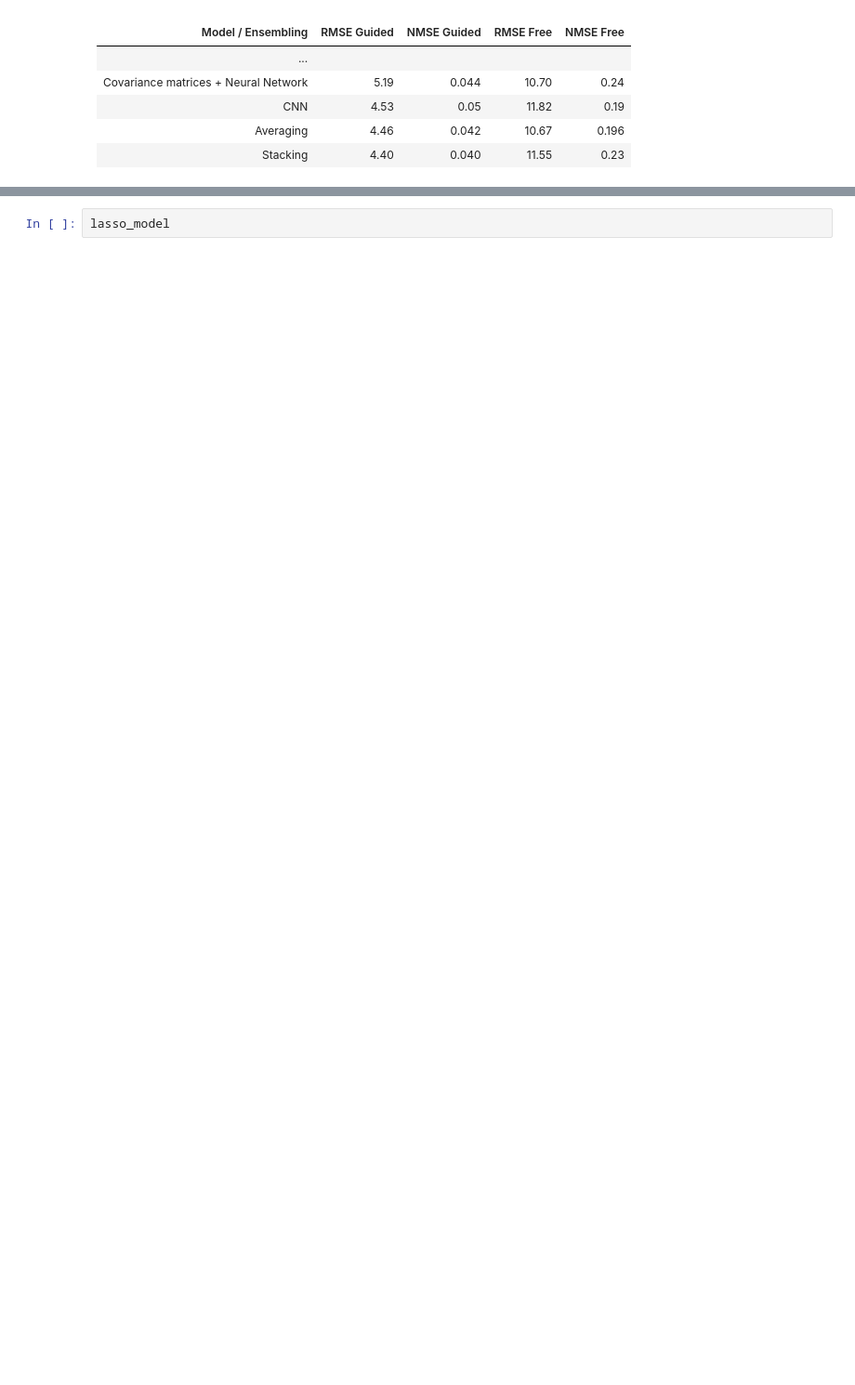
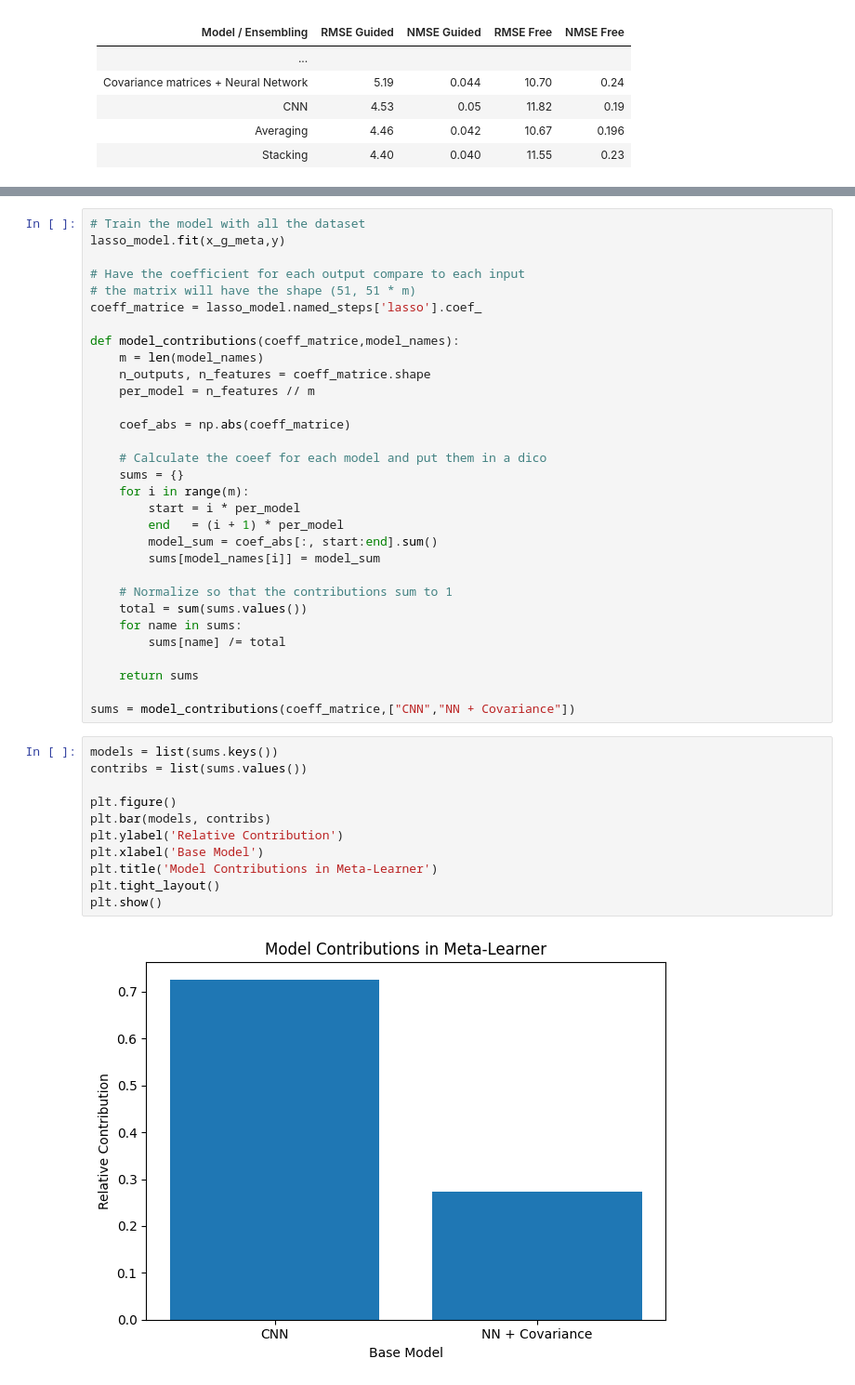
Before and after one commit to ULB-INFO-F-422/pose-estimation-from-emg-signal-team-2, a Jupyter notebook: project.ipynb, the cells around one changed output, grey strips where cells are left out. Shown: that part at 93% size. Cells and saved outputs as stored; diff of their text form; blank space fills up the shorter version.

```diff
--- a/project.ipynb
+++ b/project.ipynb
@@ -869,2 +855,44 @@ While the averaging method assigns equal weight to each base learner, stacking l
 # %%
-lasso_model
+# Train the model with all the dataset
+lasso_model.fit(x_g_meta,y)
+
+# Have the coefficient for each output compare to each input
+# the matrix will have the shape (51, 51 * m)
+coeff_matrice = lasso_model.named_steps['lasso'].coef_
+
+def model_contributions(coeff_matrice,model_names):
+    m = len(model_names)
+    n_outputs, n_features = coeff_matrice.shape
+    per_model = n_features // m
+
+    coef_abs = np.abs(coeff_matrice)
+
+    # Calculate the coeef for each model and put them in a dico
+    sums = {}
+    for i in range(m):
+        start = i * per_model
+        end   = (i + 1) * per_model
+        model_sum = coef_abs[:, start:end].sum()
+        sums[model_names[i]] = model_sum
+
+    # Normalize so that the contributions sum to 1
+    total = sum(sums.values())
+    for name in sums:
+        sums[name] /= total
+
+    return sums
+
+sums = model_contributions(coeff_matrice,["CNN","NN + Covariance"])
+# %%
+models = list(sums.keys())
+contribs = list(sums.values())
+
+plt.figure()
+plt.bar(models, contribs)
+plt.ylabel('Relative Contribution')
+plt.xlabel('Base Model')
+plt.title('Model Contributions in Meta-Learner')
+plt.tight_layout()
+plt.show()
+# %% [output]
+[figure, added]
```
Also changed, not shown: parts of 13 cells of this notebook.
